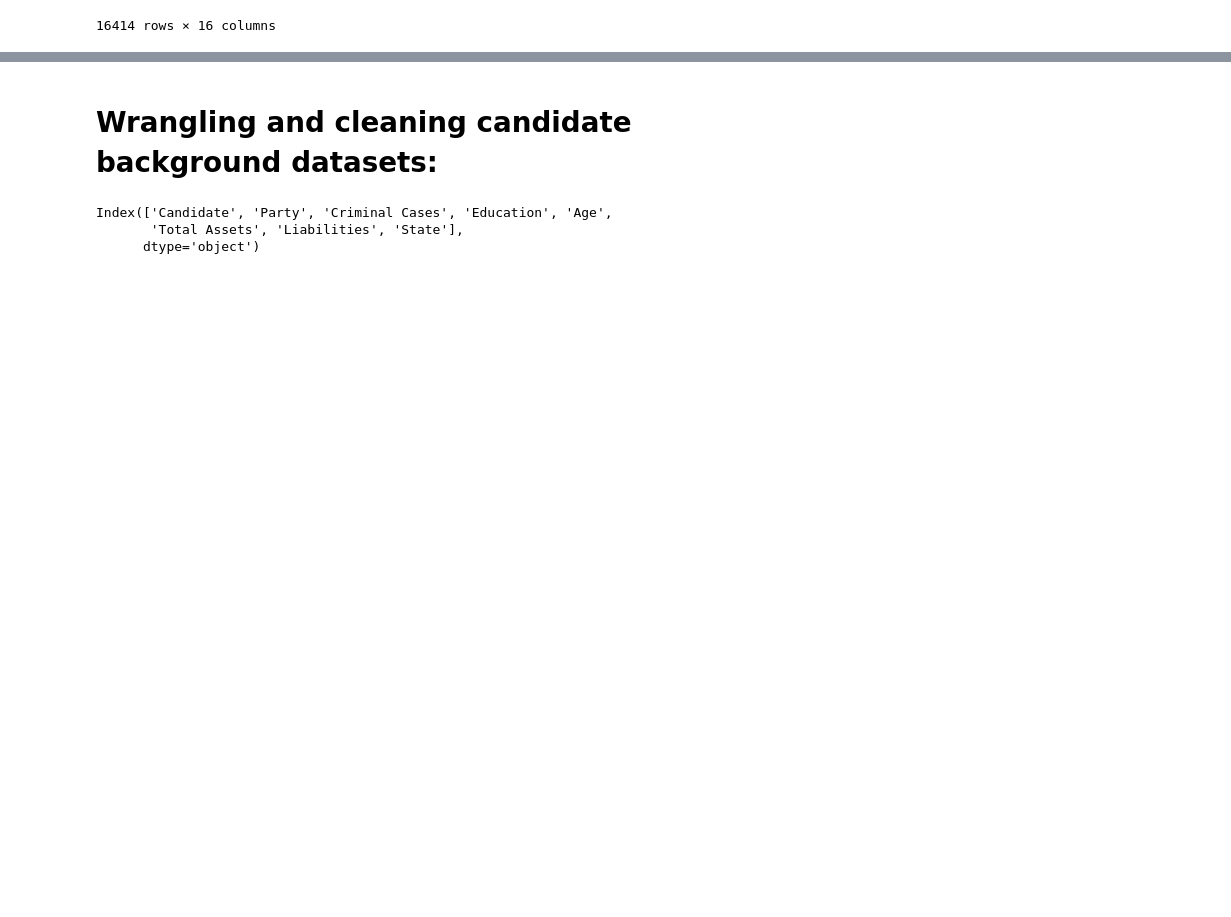
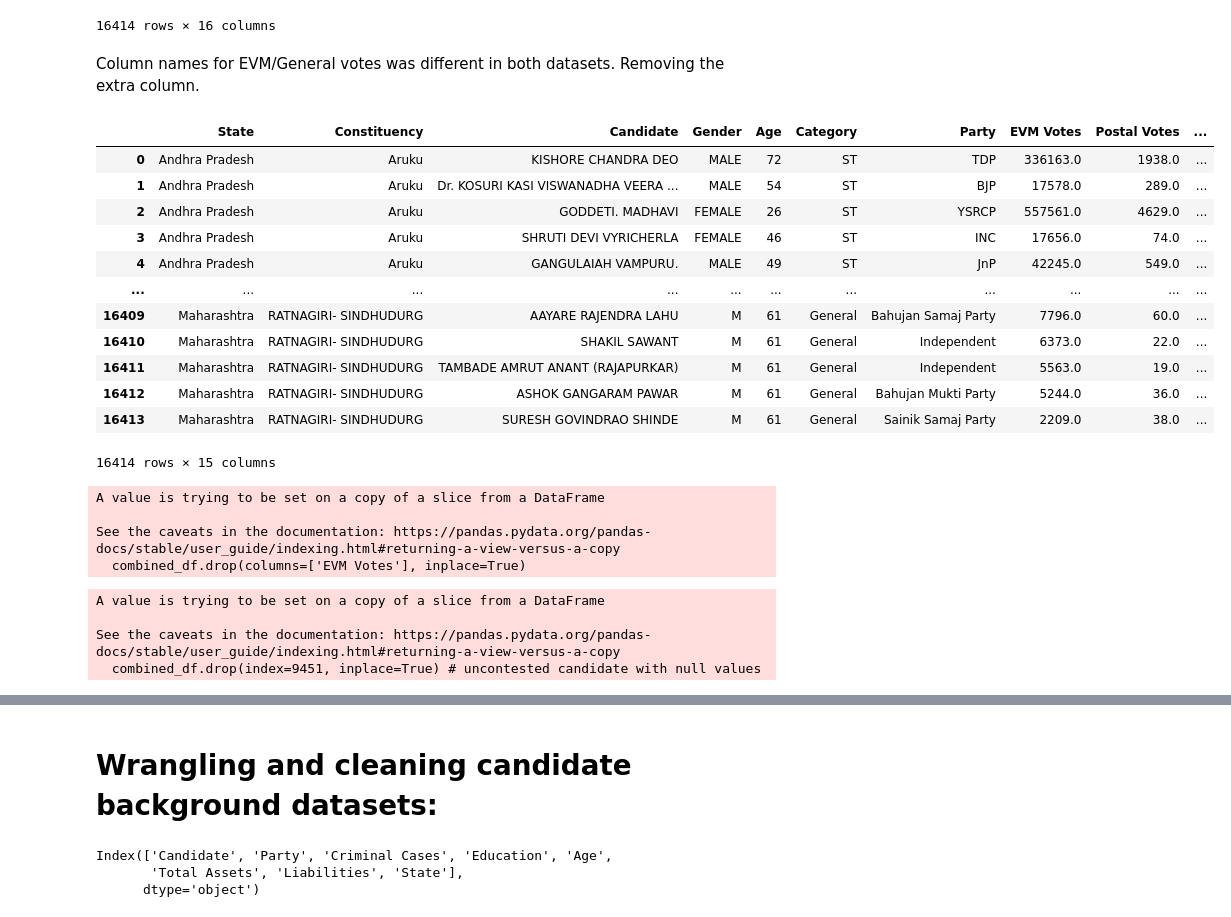
Before and after one commit to ujjwaltyagi2000/manthan, a Jupyter notebook: notebooks/4-data-cleaning.ipynb, the cells around one changed output, grey strips where cells are left out. Drawn from its saved outputs; the diff is of its cells as text; code cells hidden in the pictures; blank space fills up the shorter version.

Commit message:
feat: finished cleaning of candidate list

```diff
--- a/notebooks/4-data-cleaning.ipynb
+++ b/notebooks/4-data-cleaning.ipynb
@@ -1308,3 +1308,45 @@ combined_df
 | 16412 | Maharashtra | RATNAGIRI- SINDHUDURG | ASHOK GANGARAM PAWAR | M | 61 | General | Bahujan Mukti Party | NaN | 36.0 | ... |
 | 16413 | Maharashtra | RATNAGIRI- SINDHUDURG | SURESH GOVINDRAO SHINDE | M | 61 | General | Sainik Samaj Party | NaN | 38.0 | ... |
 16414 rows × 16 columns
+# %% [markdown]
+Column names for EVM/General votes was different in both datasets. Removing the extra column.
+# %%
+combined_df['EVM Votes'] = combined_df['EVM Votes'].fillna(combined_df['General Votes'])
+# %%
+combined_df.drop(['General Votes'], axis=1, inplace=True)
+# %%
+combined_df = combined_df[['State', 'Constituency', 'Candidate', 'Gender', 'Age', 'Category',
+       'Party','EVM Votes', 'Postal Votes', 'Total Votes Received', 'Total Votes Polled',
+       'Over Total Electors in Constituency (%)',
+       'Over Total Votes Polled in Constituency (%)','Rank',
+       'Year']]
+# %%
+combined_df
+# %% [output]
+|  | State | Constituency | Candidate | Gender | Age | Category | Party | EVM Votes | Postal Votes | ... |
+| 0 | Andhra Pradesh | Aruku | KISHORE CHANDRA DEO | MALE | 72 | ST | TDP | 336163.0 | 1938.0 | ... |
+| 1 | Andhra Pradesh | Aruku | Dr. KOSURI KASI VISWANADHA VEERA ... | MALE | 54 | ST | BJP | 17578.0 | 289.0 | ... |
+| 2 | Andhra Pradesh | Aruku | GODDETI. MADHAVI | FEMALE | 26 | ST | YSRCP | 557561.0 | 4629.0 | ... |
+| 3 | Andhra Pradesh | Aruku | SHRUTI DEVI VYRICHERLA | FEMALE | 46 | ST | INC | 17656.0 | 74.0 | ... |
+| 4 | Andhra Pradesh | Aruku | GANGULAIAH VAMPURU. | MALE | 49 | ST | JnP | 42245.0 | 549.0 | ... |
+| ... | ... | ... | ... | ... | ... | ... | ... | ... | ... | ... |
+| 16409 | Maharashtra | RATNAGIRI- SINDHUDURG | AAYARE RAJENDRA LAHU | M | 61 | General | Bahujan Samaj Party | 7796.0 | 60.0 | ... |
+| 16410 | Maharashtra | RATNAGIRI- SINDHUDURG | SHAKIL SAWANT | M | 61 | General | Independent | 6373.0 | 22.0 | ... |
+| 16411 | Maharashtra | RATNAGIRI- SINDHUDURG | TAMBADE AMRUT ANANT (RAJAPURKAR) | M | 61 | General | Independent | 5563.0 | 19.0 | ... |
+| 16412 | Maharashtra | RATNAGIRI- SINDHUDURG | ASHOK GANGARAM PAWAR | M | 61 | General | Bahujan Mukti Party | 5244.0 | 36.0 | ... |
+| 16413 | Maharashtra | RATNAGIRI- SINDHUDURG | SURESH GOVINDRAO SHINDE | M | 61 | General | Sainik Samaj Party | 2209.0 | 38.0 | ... |
+16414 rows × 15 columns
+# %%
+combined_df.drop(columns=['EVM Votes'], inplace=True)
+# %% [output]
+A value is trying to be set on a copy of a slice from a DataFrame
+
+See the caveats in the documentation: https://pandas.pydata.org/pandas-docs/stable/user_guide/indexing.html#returning-a-view-versus-a-copy
+  combined_df.drop(columns=['EVM Votes'], inplace=True)
+# %%
+combined_df.drop(index=9451, inplace=True) # uncontested candidate with null values
+# %% [output]
+A value is trying to be set on a copy of a slice from a DataFrame
+
+See the caveats in the documentation: https://pandas.pydata.org/pandas-docs/stable/user_guide/indexing.html#returning-a-view-versus-a-copy
+  combined_df.drop(index=9451, inplace=True) # uncontested candidate with null values
```
Also changed, not shown: parts of 3 cells of this notebook, 1 other file.
